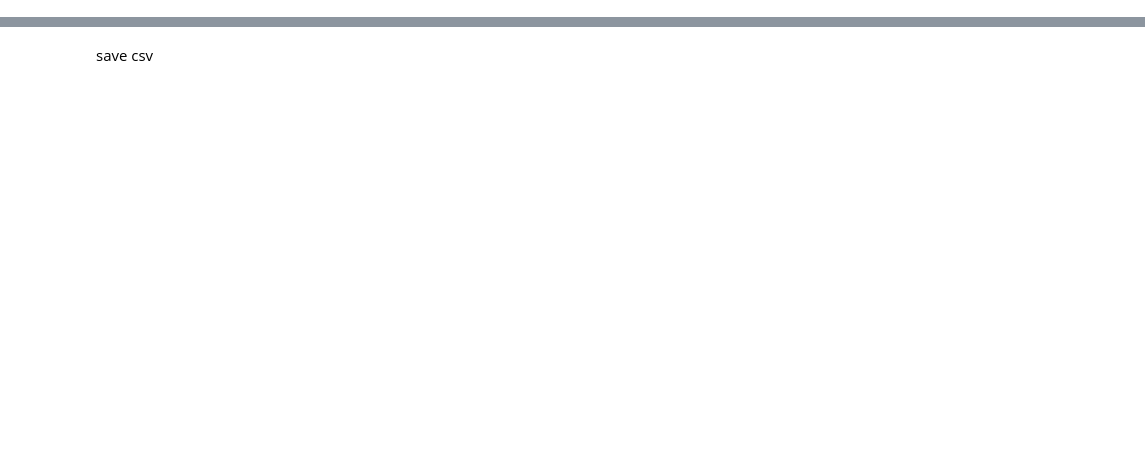
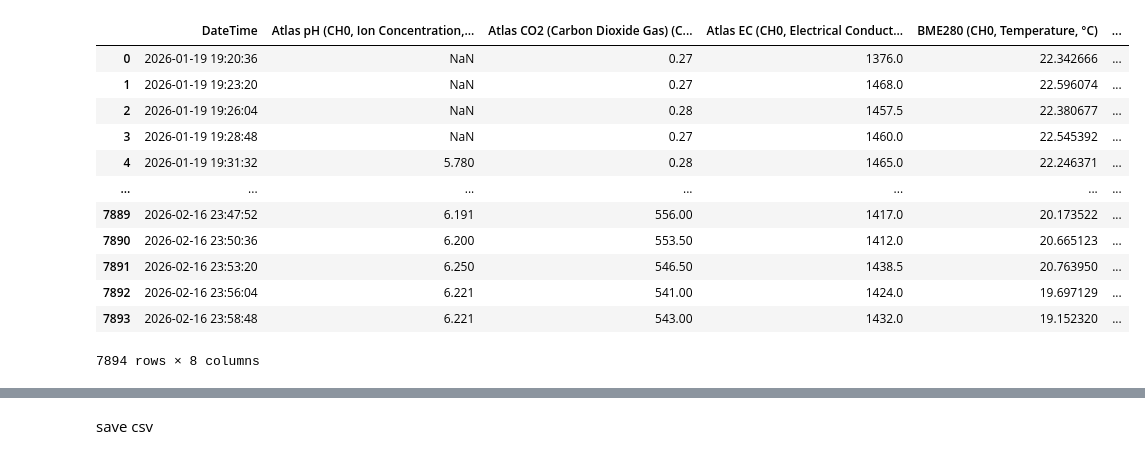
Before and after one commit to GerardoG2/plant-health-status, a Jupyter notebook: Notebooks/DataMerging_Trial2.ipynb, the cells around one changed output, grey strips where cells are left out. Cells and saved outputs as stored; diff of their text form; code cells hidden in the pictures; blank space fills up the shorter version.

```diff
--- a/Notebooks/DataMerging_Trial2.ipynb
+++ b/Notebooks/DataMerging_Trial2.ipynb
@@ -104 +65,17 @@ memory usage: 10.0 KB
+# %%
+sensor_data
+# %% [output]
+|  | DateTime | Atlas pH (CH0, Ion Concentration,... | Atlas CO2 (Carbon Dioxide Gas) (C... | Atlas EC (CH0, Electrical Conduct... | BME280 (CH0, Temperature, °C) | ... |
+| 0 | 2026-01-19 19:20:36 | NaN | 0.27 | 1376.0 | 22.342666 | ... |
+| 1 | 2026-01-19 19:23:20 | NaN | 0.27 | 1468.0 | 22.596074 | ... |
+| 2 | 2026-01-19 19:26:04 | NaN | 0.28 | 1457.5 | 22.380677 | ... |
+| 3 | 2026-01-19 19:28:48 | NaN | 0.27 | 1460.0 | 22.545392 | ... |
+| 4 | 2026-01-19 19:31:32 | 5.780 | 0.28 | 1465.0 | 22.246371 | ... |
+| ... | ... | ... | ... | ... | ... | ... |
+| 7889 | 2026-02-16 23:47:52 | 6.191 | 556.00 | 1417.0 | 20.173522 | ... |
+| 7890 | 2026-02-16 23:50:36 | 6.200 | 553.50 | 1412.0 | 20.665123 | ... |
+| 7891 | 2026-02-16 23:53:20 | 6.250 | 546.50 | 1438.5 | 20.763950 | ... |
+| 7892 | 2026-02-16 23:56:04 | 6.221 | 541.00 | 1424.0 | 19.697129 | ... |
+| 7893 | 2026-02-16 23:58:48 | 6.221 | 543.00 | 1432.0 | 19.152320 | ... |
+7894 rows × 8 columns
 # %%
```
Also changed, not shown: parts of 29 cells of this notebook, 7 other files.
